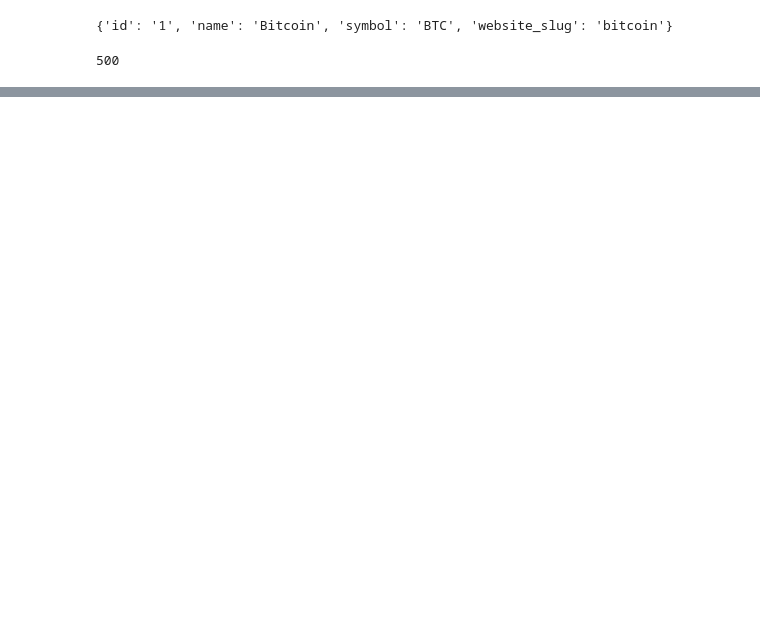
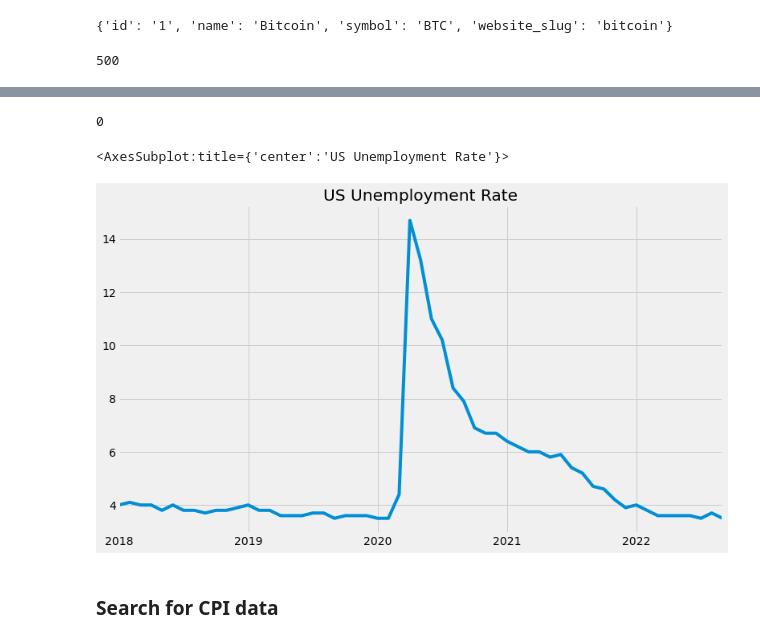
Before and after one commit to gadam/fintech_project_1, a Jupyter notebook: source/crypto_predictor.ipynb, the cells around one changed output, grey strips where cells are left out. Cells and saved outputs as stored; diff of their text form; code cells hidden in the pictures; blank space fills up the shorter version.

```diff
--- a/source/crypto_predictor.ipynb
+++ b/source/crypto_predictor.ipynb
@@ -79,0 +128,3 @@ df.shape
+# %%
+# Seasonally adjusted
+unemployment_df = fred.get_series("UNRATE", observation_start=start_date)
@@ -79,0 +147,11 @@ df.shape
+# %%
+unemployment_df.isna().sum()
+# %% [output]
+0
+# %%
+unemployment_df.plot(figsize=(12, 7), title="US Unemployment Rate")
+# %% [output]
+<AxesSubplot:title={'center':'US Unemployment Rate'}>
+[figure, added]
+# %% [markdown]
+### Search for CPI data
```
Also changed, not shown: parts of 43 cells of this notebook.
